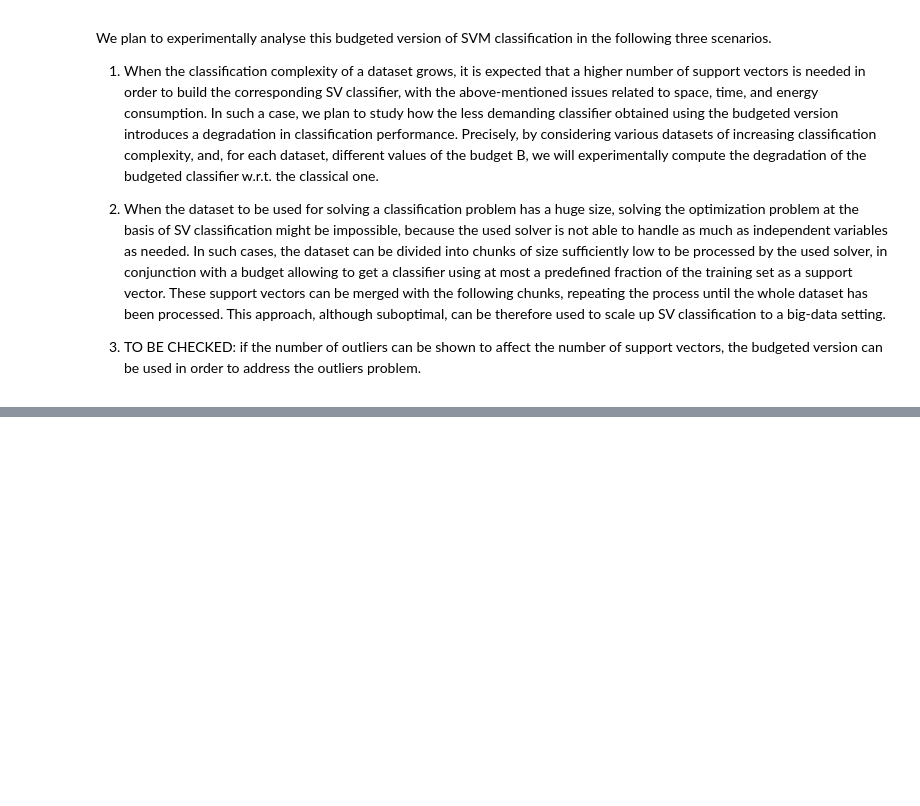
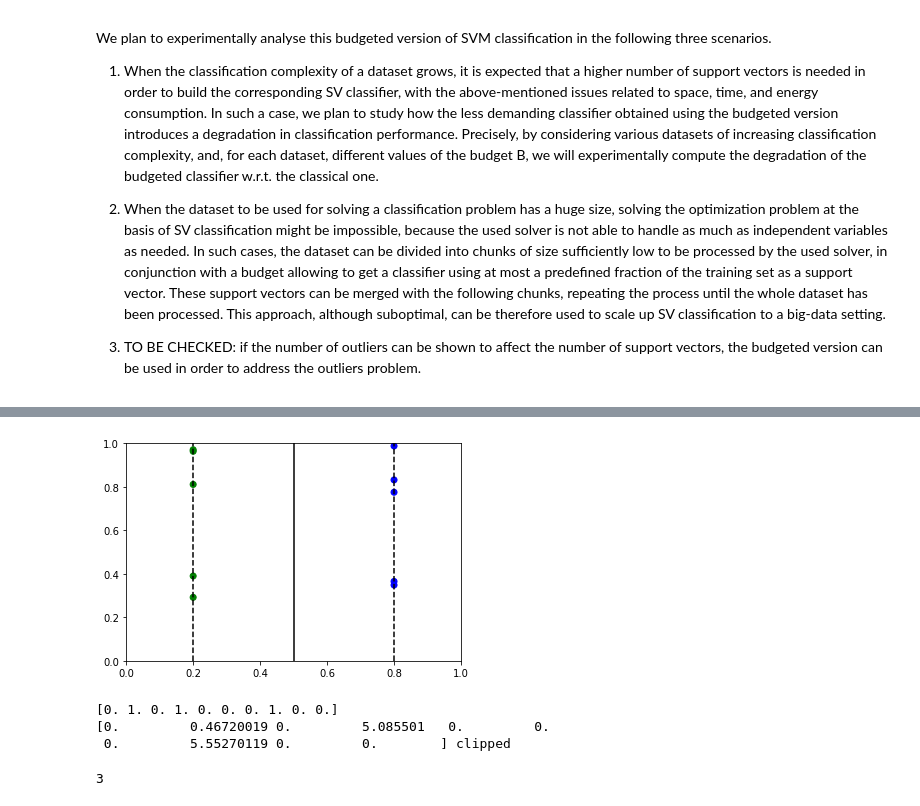
Before and after one commit to dariomalchiodi/budget-svm, a Jupyter notebook: svm-budget.ipynb, the cells around one changed output, grey strips where cells are left out. Cells and saved outputs as stored; diff of their text form; code cells hidden in the pictures; blank space fills up the shorter version.

```diff
--- a/svm-budget.ipynb
+++ b/svm-budget.ipynb
@@ -207,0 +241,4 @@ We plan to experimentally analyse this budgeted version of SVM classification in
+# %%
+s = GurobiSolver(problem='classification')
+C = 10
+k = LinearKernel()
@@ -207,0 +254,49 @@ We plan to experimentally analyse this budgeted version of SVM classification in
+# %%
+def get_sv_classifier(X, y, sol, C, k):
+    X = np.array(X)
+    y = np.array(y)
+    sv_mask = (0 < sol) & (sol < C)
+
+
+    alpha = sol
+
+    def dotprod(x_new):
+        return np.sum([a * y_i * k.compute(x, x_new) for x, y_i, a in zip(X, y, alpha)])
+
+    bs = [y_i - dotprod(x) for x, y_i, a in zip(X, y, alpha) if a > 0 and a < C]
+    b = np.mean(bs)
+    if np.std(bs) > 1E-6:
+        print('warning: computed values for b are', bs)
+
+    def classifier(x1, x2):
+        return dotprod((x1, x2)) + b
+
+    return classifier
+# %%
+sv_classifier = get_sv_classifier(X, y, sol_classic, C, k)
+# %%
+def gr_classifier(classifier, X, y):
+    x_range = np.linspace(0, 1, 30)
+    y_range = np.linspace(0, 1, 30)
+    x_grid, y_grid = np.meshgrid(x_range, y_range)
+    z = np.array([classifier(*a) for a in np.array((np.ravel(x_grid), np.ravel(y_grid))).T])
+    z_grid = z.reshape(x_grid.shape)
+
+    plt.contour(x_grid, y_grid, z_grid, [0], colors='k')
+    plt.contour(x_grid, y_grid, z_grid, [-1, 1], colors='k', linestyles='dashed')
+
+    gr_dataset(X, y)
+
+    plt.show()
+
+gr_classifier(sv_classifier, X, y)
+# %% [output]
+[figure, added]
+# %%
+sol_budget = s.solve(X, y, budget=3, C=C, kernel=k)
+sum(sol_budget > 0)
+# %% [output]
+[0. 1. 0. 1. 0. 0. 0. 1. 0. 0.]
+[0.         0.46720019 0.         5.085501   0.         0.
+ 0.         5.55270119 0.         0.        ] clipped
+3
```
Also changed, not shown: parts of 14 cells of this notebook, 1 other file.
